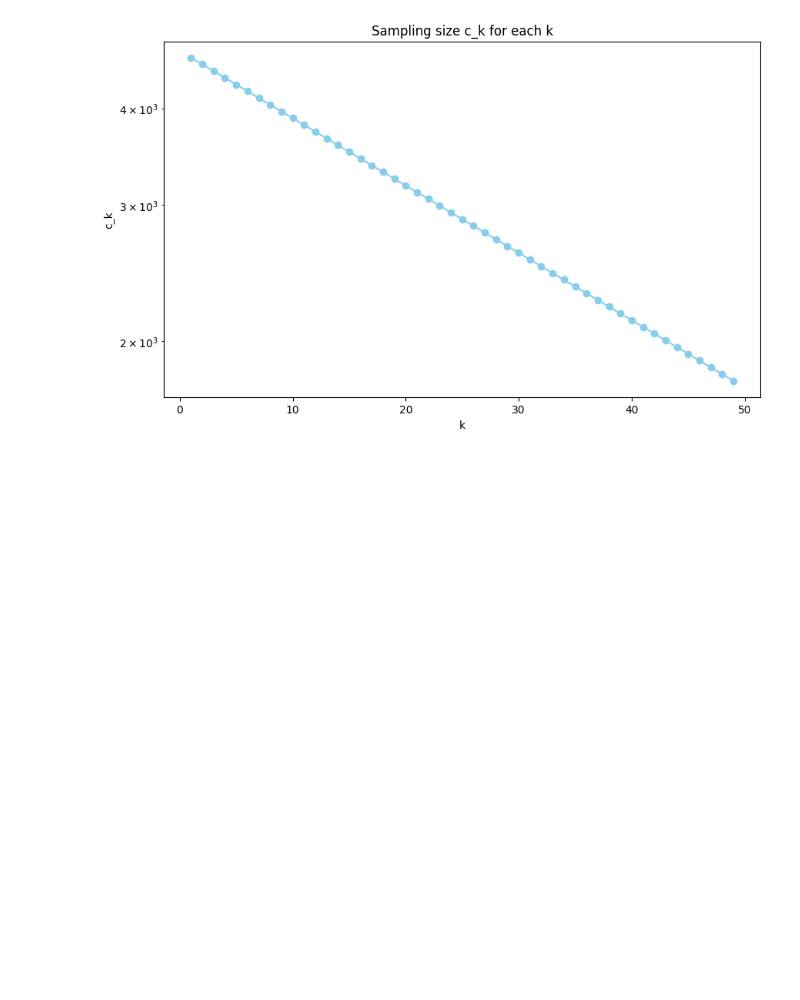
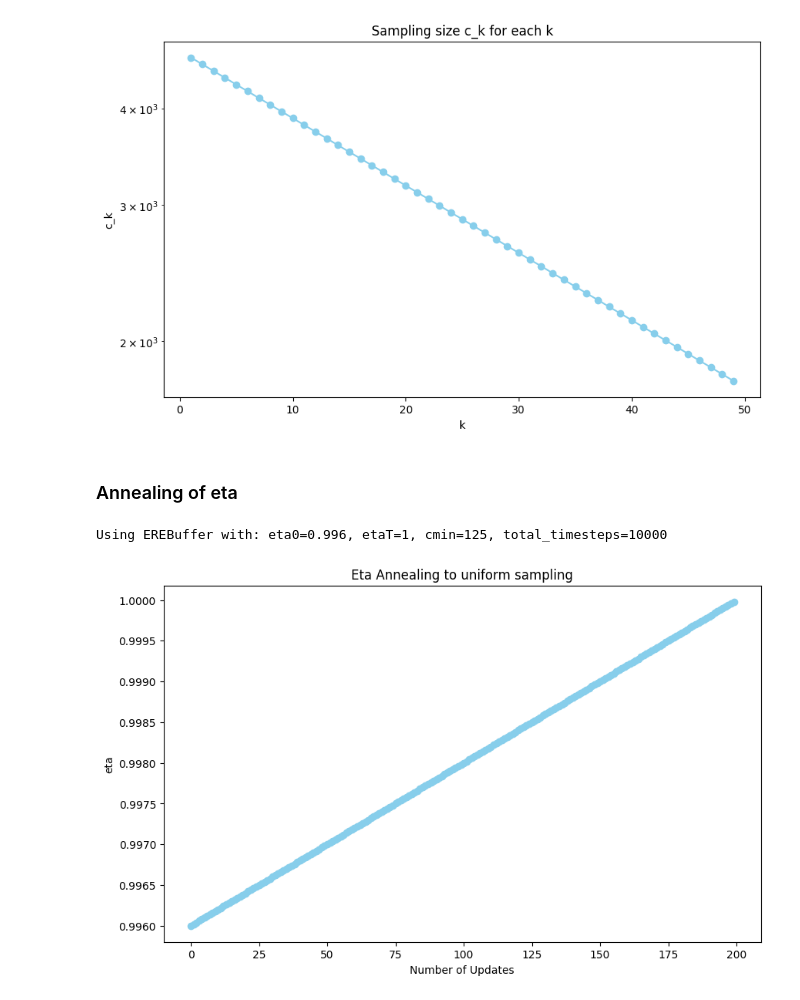
Before and after one commit to FlorianSp2000/hockey-rl-challenge, a Jupyter notebook: notebooks/ERE_Buffer.ipynb, the cells around one changed output. Drawn from its saved outputs; the diff is of its cells as text; code cells hidden in the pictures; blank space fills up the shorter version.

```diff
--- a/notebooks/ERE_Buffer.ipynb
+++ b/notebooks/ERE_Buffer.ipynb
@@ -360,3 +352,68 @@ plt.title("Sampling size c_k for each k")
 plt.show()
 # %% [output]
 [figure]
+# %% [markdown]
+### Annealing of eta
+# %%
+buffer_size = 5000  # Increased buffer size to see clearer distribution
+cmin = 125  # Minimum number of recent samples (adjusted to buffer size)
+eta0 = 0.996
+etaT = 1
+batch_size = 28
+K = 50
+
+device = "cpu"
+total_timesteps = buffer_size*2
+max_eps_length = 250
+# %%
+ere_buffer = EREBuffer(
+    buffer_size=buffer_size,
+    observation_space=env.observation_space,
+    action_space=env.action_space,
+    device=device,
+    eta0=eta0,
+    etaT=etaT,
+    cmin=cmin,
+    total_timesteps=total_timesteps
+)
+
+k_counts = {k: 0 for k in range(1, K)} # map k to sample_sizes (c_k)
+no_updates = 0
+
+obs, info = env.reset()
+obs_agent2 = env.obs_agent_two()
+
+etas = []
+
+for i in range(total_timesteps):  # More than buffer_size to ensure wrap-around
+    a1 = np.random.uniform(-1, 1, 4)
+    a2 = np.random.uniform(-1, 1, 4)
+
+    obs, r, d, t, info = env.step(np.hstack([a1, a2]))
+    obs_agent2 = env.obs_agent_two()
+
+    ere_buffer.add(
+        obs=np.array(obs),
+        next_obs=np.array(obs_agent2),
+        action=np.hstack([a1, a2]),
+        reward=np.array([r]),
+        done=np.array([d]),
+        infos=[info]
+    )
+
+    # Sample every 10 steps to track behavior
+    if i % K == 0:
+        no_updates += 1
+        eta = ere_buffer.get_eta(i)
+        etas.append(eta)
+# %% [output]
+Using EREBuffer with: eta0=0.996, etaT=1, cmin=125, total_timesteps=10000
+# %%
+plt.figure(figsize=(10, 6))
+plt.plot(etas, color='skyblue', marker='o')
+plt.xlabel("Number of Updates")
+plt.ylabel("eta")
+plt.title("Eta Annealing to uniform sampling")
+plt.show()
+# %% [output]
+[figure, added]
```
Also changed, not shown: parts of 9 cells of this notebook, 4 other files.
